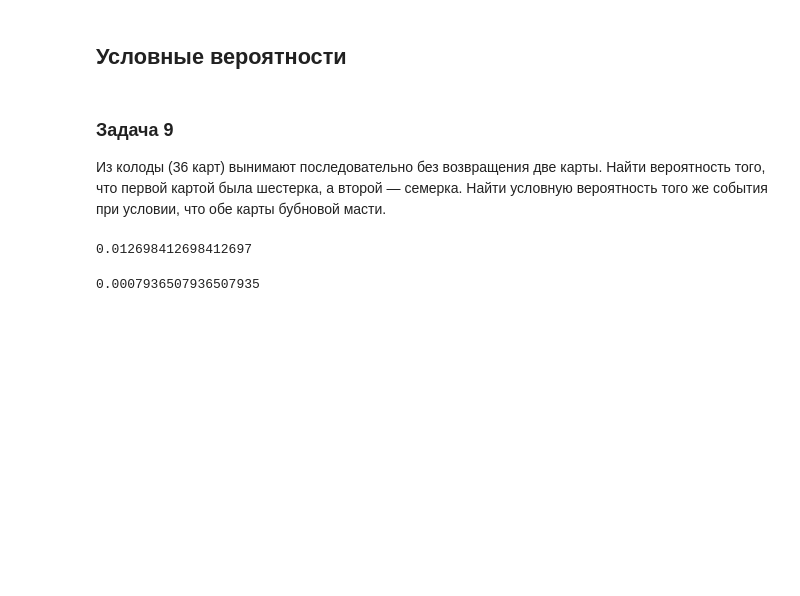
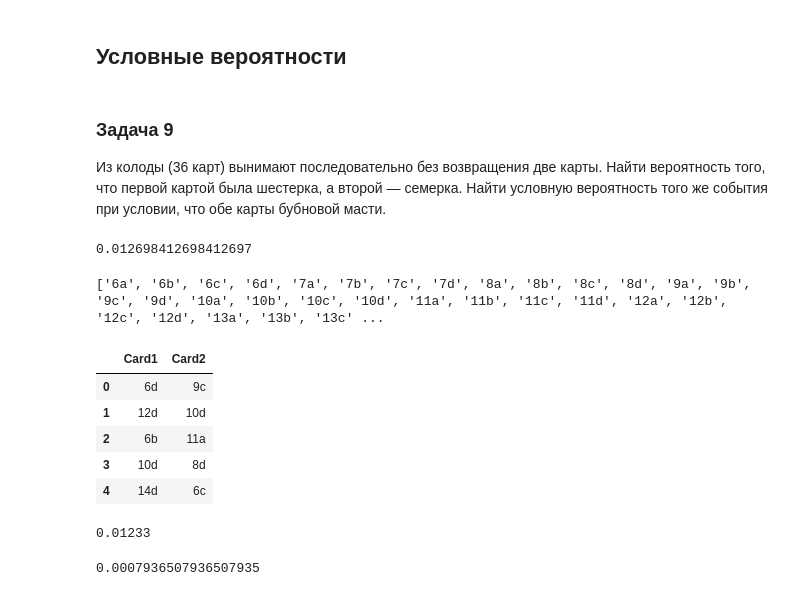
Before and after one commit to ilfun/Homework-DA, a Jupyter notebook: Stat/Практика_к_занятию_11 empty.ipynb, the cells around one changed output. Cells and saved outputs as stored; diff of their text form; code cells hidden in the pictures; blank space fills up the shorter version.

```diff
--- a/Stat/Практика_к_занятию_11 empty.ipynb
+++ b/Stat/Практика_к_занятию_11 empty.ipynb
@@ -310,3 +364,27 @@ c = a * b
 c
 # %% [output]
 0.012698412698412697
+# %%
+a = ['6', '7', '8', '9', '10', '11', '12', '13', '14']
+b = ['a','b','c','d']
+c = []
+for i in a:
+    for j in b:
+        c.append(i + j)
+print(c)
+# %% [output]
+['6a', '6b', '6c', '6d', '7a', '7b', '7c', '7d', '8a', '8b', '8c', '8d', '9a', '9b', '9c', '9d', '10a', '10b', '10c', '10d', '11a', '11b', '11c', '11d', '12a', '12b', '12c', '12d', '13a', '13b', '13c' ...
+# %%
+#моделирование
+
+c1 = np.random.choice(c, size = n)
+c2 = np.random.choice(c, size = n)
+df = pd.DataFrame(list(zip(c1,c2)), columns = ['Card1', 'Card2'])
+df.head()
+# %% [output]
+|  | Card1 | Card2 |
+| 0 | 6d | 9c |
+| 1 | 12d | 10d |
+| 2 | 6b | 11a |
+| 3 | 10d | 8d |
+| 4 | 14d | 6c |
@@ -313,3 +394,8 @@ c
+# %%
+a = (df.loc[(df['Card1'].isin(six)) & (df['Card2'].isin(seven))]).shape[0] / n
+a
+# %% [output]
+0.01233
 # %%
 a = 1 / 36
 b = 1 / 35
```
Also changed, not shown: parts of 22 cells of this notebook.
